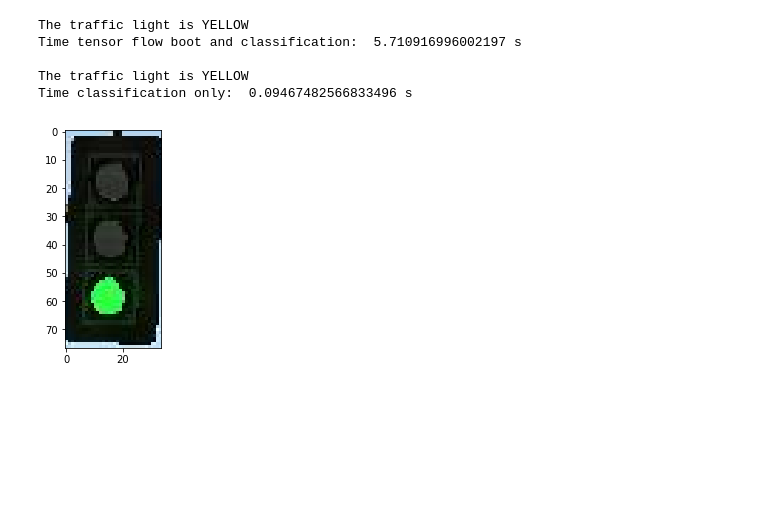
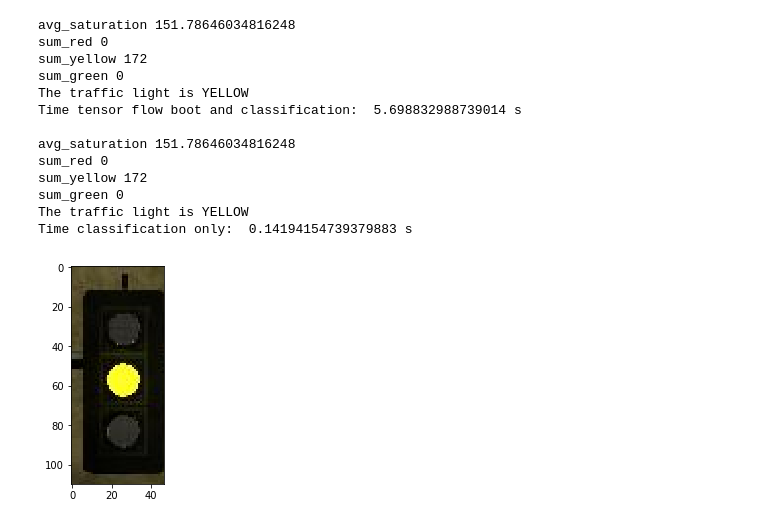
Before and after one commit to mariusbjansen/CarND-Traffic_light_classifier, a Jupyter notebook: traffic_light_classifier.ipynb, the cells around one changed output. Cells and saved outputs as stored; diff of their text form; code cells hidden in the pictures; blank space fills up the shorter version.

```diff
--- a/traffic_light_classifier.ipynb
+++ b/traffic_light_classifier.ipynb
@@ -10,8 +10,8 @@ import time
 # parameters
 PATH_TO_CKPT = 'ssd_mobilenet_v1_coco_2017_11_17.pb'
 
-TEST_IMAGE_PATH = 'green_example.png'
-#TEST_IMAGE_PATH = 'yellow_example.png'
+#TEST_IMAGE_PATH = 'green_example.png'
+TEST_IMAGE_PATH = 'yellow_example.png'
 #TEST_IMAGE_PATH = 'red_example.png'
 
 class TLClassifier(object):
@@ -74,7 +74,7 @@ class TLClassifier(object):
         else:
             print('No traffic light detected')
 
-        return None
+        return roi
 
 
     def run_inference_for_single_image(self, image):
@@ -148,62 +148,80 @@ class TLClassifier(object):
       height, width = hsv.shape[:2]
       area = height*width
       avg_saturation = sum_saturation / area # Find the average
+      print('avg_saturation', avg_saturation)
 
-      sat_low = int(avg_saturation * 1.3)
+      sat_low = 160
       val_low = 140
 
+      # Red
+      lower_red = np.array([0,sat_low,val_low])
+      upper_red = np.array([10,255,255])
+      red_mask = cv2.inRange(hsv, lower_red, upper_red)
+      red_result = cv2.bitwise_and(image_in, image_in, mask = red_mask)
+      sum_red = self.findNonZero(red_result)
+      lower_red = np.array([170,sat_low,val_low])
+      upper_red = np.array([179,255,255])
+      red_mask = cv2.inRange(hsv, lower_red, upper_red)
+      red_result = cv2.bitwise_and(image_in, image_in, mask = red_mask)
+      sum_red += self.findNonZero(red_result)
+
+      # Yellow
+      lower_yellow = np.array([20,sat_low,val_low])
+      upper_yellow = np.array([40,255,255])
+      yellow_mask = cv2.inRange(hsv, lower_yellow, upper_yellow)
+      yellow_result = cv2.bitwise_and(image_in, image_in, mask = yellow_mask)
+      sum_yellow = self.findNonZero(yellow_result)
+
       # Green
-      lower_green = np.array([70,sat_low,val_low])
-      upper_green = np.array([100,255,255])
+      lower_green = np.array([50,sat_low,val_low])
+      upper_green = np.array([70,255,255])
       green_mask = cv2.inRange(hsv, lower_green, upper_green)
       green_result = cv2.bitwise_and(image_in, image_in, mask = green_mask)
+      sum_green = self.findNonZero(green_result)
 
-      # Yellow
-      lower_yellow = np.array([10,sat_low,val_low])
-      upper_yellow = np.array([60,255,255])
-      yellow_mask = cv2.inRange(hsv, lower_yellow, upper_yellow)
-      yellow_result = cv2.bitwise_and(image_in, image_in, mask = yellow_mask)
 
-      # Red
-      lower_red = np.array([150,sat_low,val_low])
-      upper_red = np.array([180,255,255])
-      red_mask = cv2.inRange(hsv, lower_red, upper_red)
-      red_result = cv2.bitwise_and(image_in, image_in, mask = red_mask)
+      print('sum_red', sum_red)
+      print('sum_yellow', sum_yellow)
+      print('sum_green', sum_green)
 
-      sum_green = self.findNonZero(green_result)
-      sum_yellow = self.findNonZero(yellow_result)
-      sum_red = self.findNonZero(red_result)
-
-      if sum_red >= sum_yellow and sum_red >= sum_green:
+      if (sum_red >= sum_yellow) and (sum_red >= sum_green):
         return 'RED'
       if sum_yellow >= sum_green:
         return 'YELLOW'
       return 'GREEN'
 
 
 # Sample calls with timing info
 t = time.time()
 cvimage = cv2.imread(TEST_IMAGE_PATH)
 cvimage = cvimage[...,::-1]
 (im_height, im_width) = cvimage.shape[:2]
 npimage = np.array(cvimage.reshape(im_height, im_width, 3)).astype(np.uint8)
 classifier = TLClassifier()
 classifier.get_classification(npimage)
 elapsed = time.time() - t
 print('Time tensor flow boot and classification: ', elapsed, 's\n')
 
 t = time.time()
 cvimage = cv2.imread(TEST_IMAGE_PATH)
 cvimage = cvimage[...,::-1]
 (im_height, im_width) = cvimage.shape[:2]
 npimage = np.array(cvimage.reshape(im_height, im_width, 3)).astype(np.uint8)
-classifier.get_classification(npimage)
+roi = classifier.get_classification(npimage)
 elapsed = time.time() - t
 print('Time classification only: ', elapsed,'s\n')
 # %% [output]
+avg_saturation 151.78646034816248
+sum_red 0
+sum_yellow 172
+sum_green 0
 The traffic light is YELLOW
-Time tensor flow boot and classification:  5.710916996002197 s
+Time tensor flow boot and classification:  5.698832988739014 s
 
+avg_saturation 151.78646034816248
+sum_red 0
+sum_yellow 172
+sum_green 0
 The traffic light is YELLOW
-Time classification only:  0.09467482566833496 s
+Time classification only:  0.14194154739379883 s
-[figure, old version]
+[figure, new version]
```
Also changed, not shown: parts of 1 cell of this notebook.
